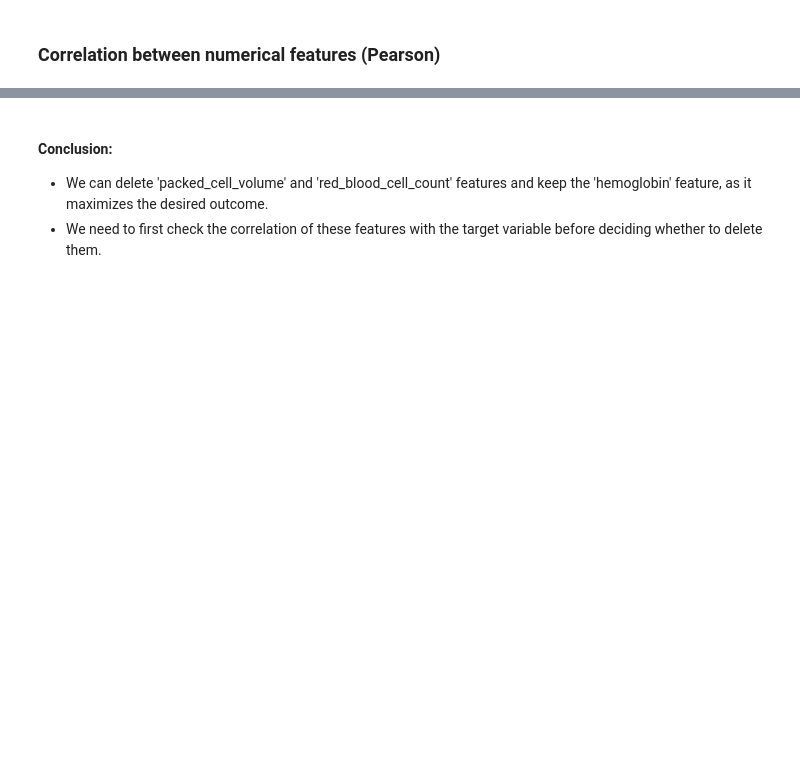
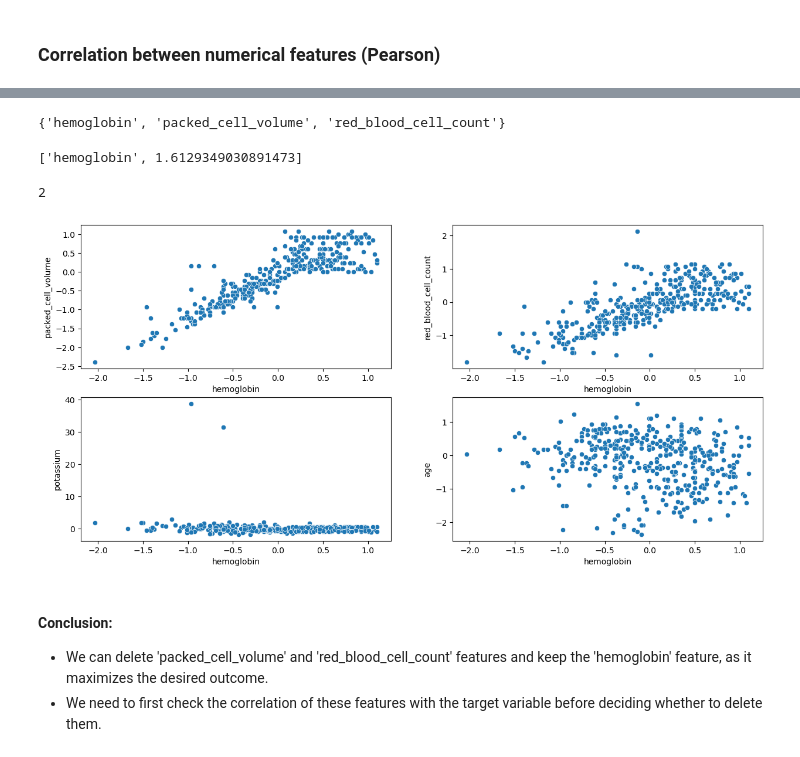
Before and after one commit to Molrn/chronic-kidney-disease, a Jupyter notebook: feature_selection_techniques.ipynb, the cells around one changed output, grey strips where cells are left out. Cells and saved outputs as stored; diff of their text form; code cells hidden in the pictures; blank space fills up the shorter version.

Commit message:
different of data representation and features importance

```diff
--- a/feature_selection_techniques.ipynb
+++ b/feature_selection_techniques.ipynb
@@ -51,0 +85,5 @@ num_features=['age'  ,
+# %%
+selector = VarianceThreshold(threshold = 0)
+selector.fit(clean_df)
+
+print(selector.get_support())
@@ -70,5 +125,7 @@ strongly_correlated_features
 # %%
 selected_features
+# %% [output]
+{'hemoglobin', 'packed_cell_volume', 'red_blood_cell_count'}
 # %%
 def maximizeCorrelation(corr,selected_features):
     max=0
@@ -81,6 +138,35 @@ def maximizeCorrelation(corr,selected_features):
     return [best_feature_tokeep,max]
 # %%
 maximizeCorrelation(strongly_correlated_features,selected_features)
+# %% [output]
+['hemoglobin', 1.6129349030891473]
+# %%
+math.ceil(math.factorial(len(selected_features)) /4)
+# %% [output]
+2
+# %%
+# Check the resultat by ploting some graph
+# for the different features (hemoglobin , packed_cell_volume ,red_blood_cell_count) are correlated
+# (hemoglobin , potassium , age) that are not correlated
+
+features=['packed_cell_volume','red_blood_cell_count','potassium','age']
+
+
+plt.figure(figsize = (15, 7))
+plotnumber=1
+
+
+for feature in features:
+    ax = plt.subplot(2, 2, plotnumber)
+    sns.scatterplot('hemoglobin',feature ,data=clean_df)
+    plotnumber+=1
+
+plt.show()
+
+
+# Can confirm the resultats by the graphs
+# %% [output]
+[figure, added]
 # %% [markdown]
 #### Conclusion:
 - We can delete 'packed_cell_volume' and 'red_blood_cell_count' features and keep the 'hemoglobin' feature, as it maximizes the desired outcome.
```
Also changed, not shown: parts of 49 cells of this notebook, 2 other files.
